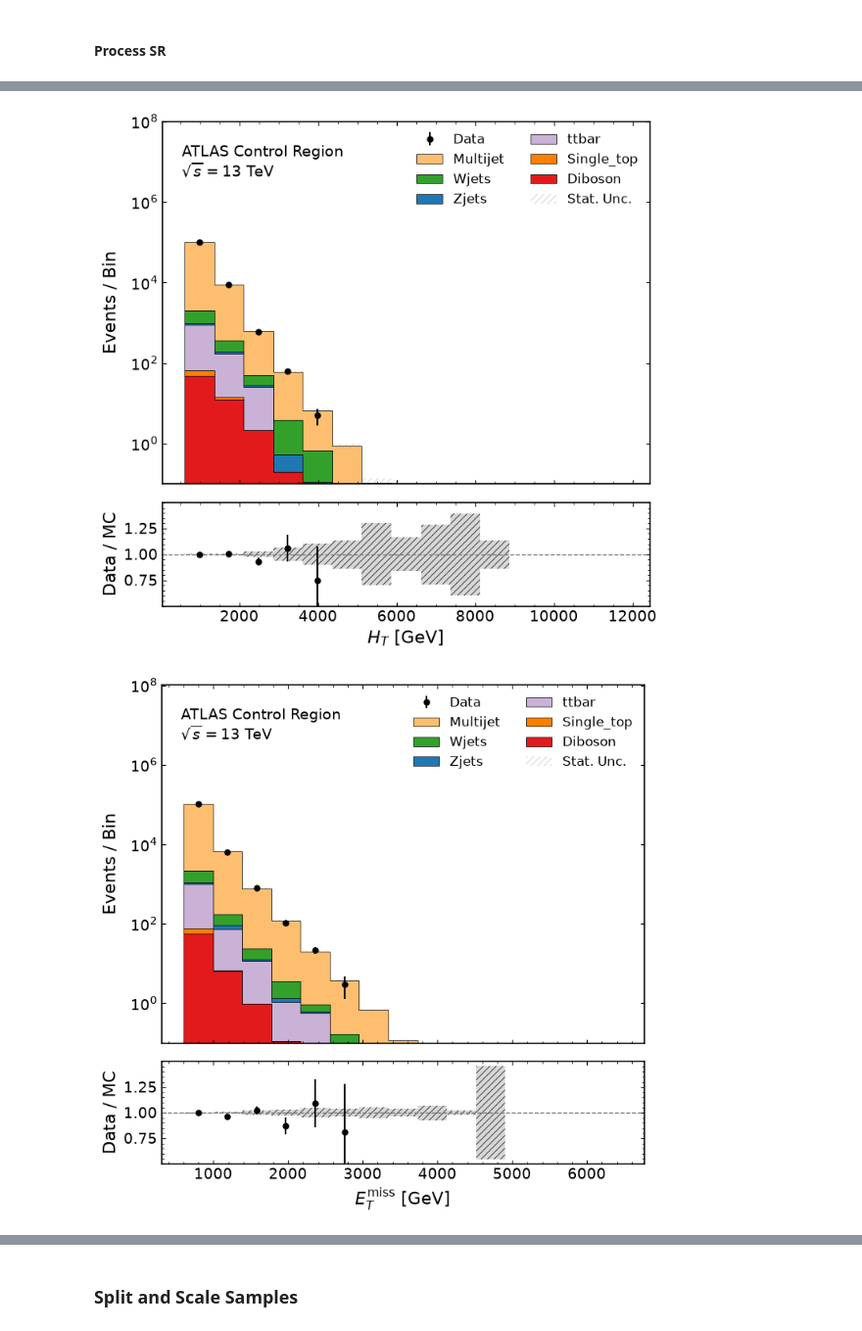
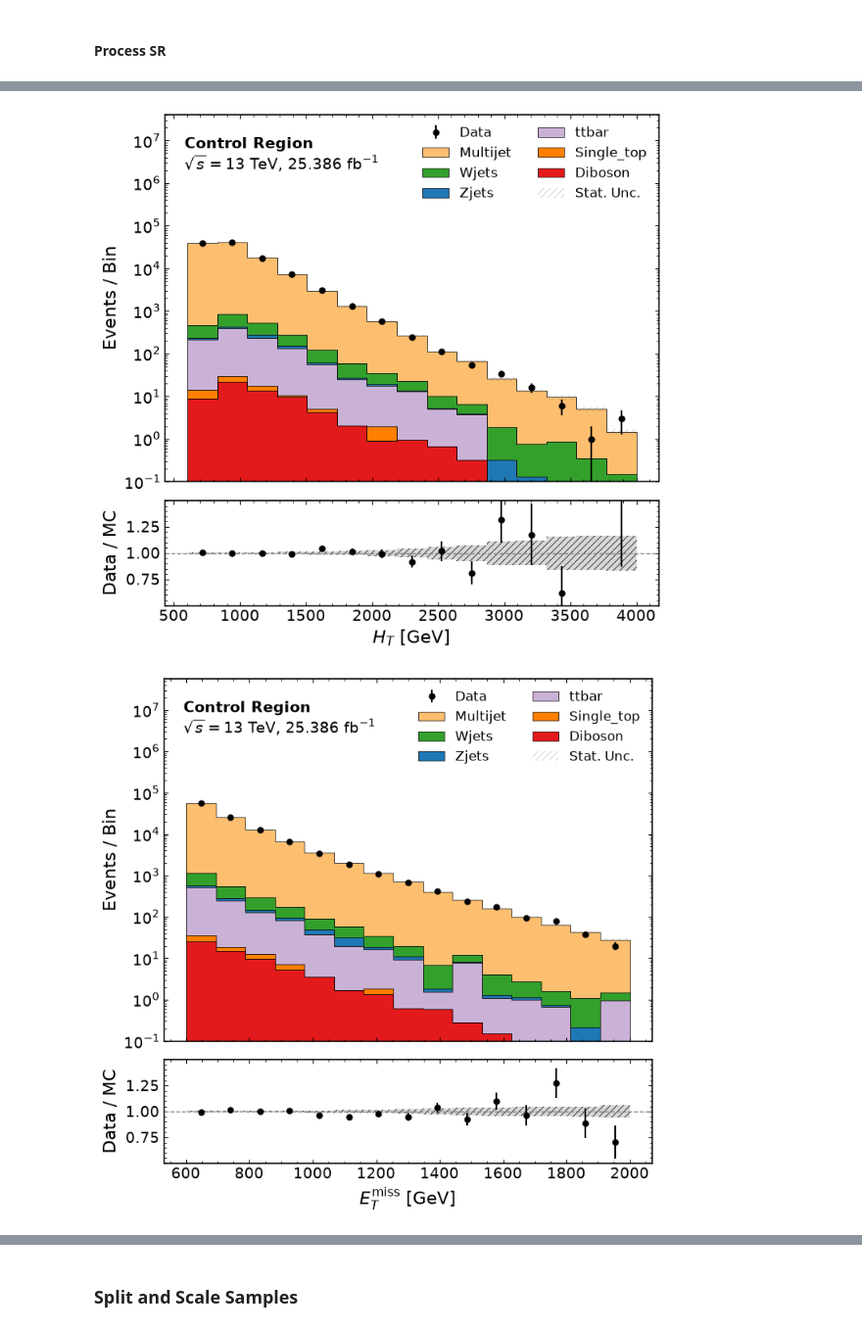
Before and after one commit to sherkaicode/OpenData, a Jupyter notebook: 2_NRAD_PREP.ipynb, the cells around one changed output, grey strips where cells are left out. Shown at 98% size. Saved outputs shown, nothing was run; the diff lists cells and outputs as text; code cells hidden in the pictures.

```diff
--- a/2_NRAD_PREP.ipynb
+++ b/2_NRAD_PREP.ipynb
@@ -644,19 +435,21 @@ MC_SR_clean_w1 = apply_intial_weights(MC_SR_clean, meta_df)
 # %%
-procs_to_remove = ["Pythia8EvtGen_A14NNPDF23LO_jetjet_JZ0WithSW"]
+procs_to_remove = [
+    "Pythia8EvtGen_A14NNPDF23LO_jetjet_JZ0WithSW",
+    "Pythia8EvtGen_A14NNPDF23LO_jetjet_JZ1WithSW",
+    "Pythia8EvtGen_A14NNPDF23LO_jetjet_JZ2WithSW",
+]
+
 MC_ATLAS_CR1L_f = MC_ATLAS_CR1L_w1.filter(~pl.col("subprocess").is_in(procs_to_remove))
 MC_ATLAS_CR1L1B_f = MC_ATLAS_CR1L1B_w1.filter(~pl.col("subprocess").is_in(procs_to_remove))
 MC_ATLAS_CR2L_f = MC_ATLAS_CR2L_w1.filter(~pl.col("subprocess").is_in(procs_to_remove))
-MC_ATLAS_CR0L_final_f = MC_ATLAS_CR0L_final_w1.filter(~pl.col("subprocess").is_in(procs_to_remove))
 MC_SR_clean_f = MC_SR_clean_w1.filter(~pl.col("subprocess").is_in(procs_to_remove))
 # %%
 MC_ATLAS_TOTAL_CR_df_before = pl.concat([
-    MC_ATLAS_CR0L_final_f,
     MC_ATLAS_CR1L_f,
     MC_ATLAS_CR1L1B_f,
     MC_ATLAS_CR2L_f
 ])
 DATA_ATLAS_TOTAL_CR_df_before = pl.concat([
-    DATA_ATLAS_CR0L_final,
     DATA_ATLAS_CR1L,
     DATA_ATLAS_CR1L1B,
     DATA_ATLAS_CR2L
@@ -694,6 +483,6 @@ Fitted Lumi: 25.3842
 # %%
 def apply_final_weights(df_mc: pl.DataFrame, meta_df: pl.DataFrame, new_lumi) -> pl.DataFrame:
-    df_mc = df_mc.join(meta_df, on="subprocess", how="left")
+    # df_mc = df_mc.join(meta_df, on="subprocess", how="left")
 
     # LUMI = 25.3845
 
@@ -715,14 +503,3 @@ MC_SR_w = apply_final_weights(MC_SR_clean_f, meta_df, new_lumi_ATLAS)
 # %%
-DATA_ATLAS_TOTAL_CR_df = pl.concat([
-    DATA_ATLAS_CR0L_final,
-    DATA_ATLAS_CR1L,
-    DATA_ATLAS_CR1L1B,
-    DATA_ATLAS_CR2L
-])
-
-MC_ATLAS_TOTAL_CR_df = pl.concat([
-    MC_ATLAS_CR0L_w,
-    MC_ATLAS_CR1L_w,
-    MC_ATLAS_CR1L1B_w,
-    MC_ATLAS_CR2L_w
-])
+DATA_ATLAS_TOTAL_CR_df = pl.concat([DATA_ATLAS_CR1L, DATA_ATLAS_CR1L1B, DATA_ATLAS_CR2L])
+MC_ATLAS_TOTAL_CR_df   = pl.concat([MC_ATLAS_CR1L_w, MC_ATLAS_CR1L1B_w, MC_ATLAS_CR2L_w])
@@ -754,5 +506,5 @@ shape: (109_913, 8)
 # %%
-plot_mc_data_comparison(MC_ATLAS_TOTAL_CR_df, DATA_ATLAS_TOTAL_CR_df, "ATLAS Control Region")
+plot_mc_data_comparison(MC_ATLAS_TOTAL_CR_df, DATA_ATLAS_TOTAL_CR_df, "Control Region", new_lumi_ATLAS)
 # %% [output]
-[figure, old version]
+[figure, new version]
-[figure, old version]
+[figure, new version]
```
Also changed, not shown: parts of 21 cells of this notebook, 2 other files.
